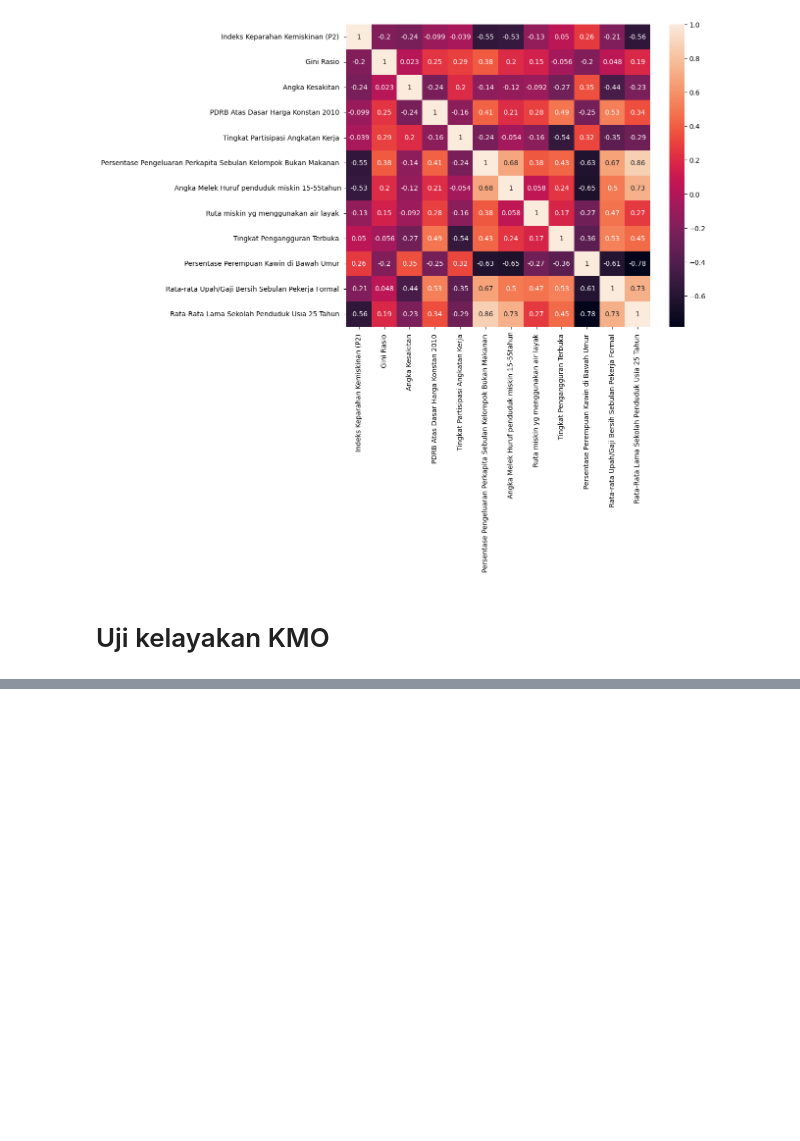
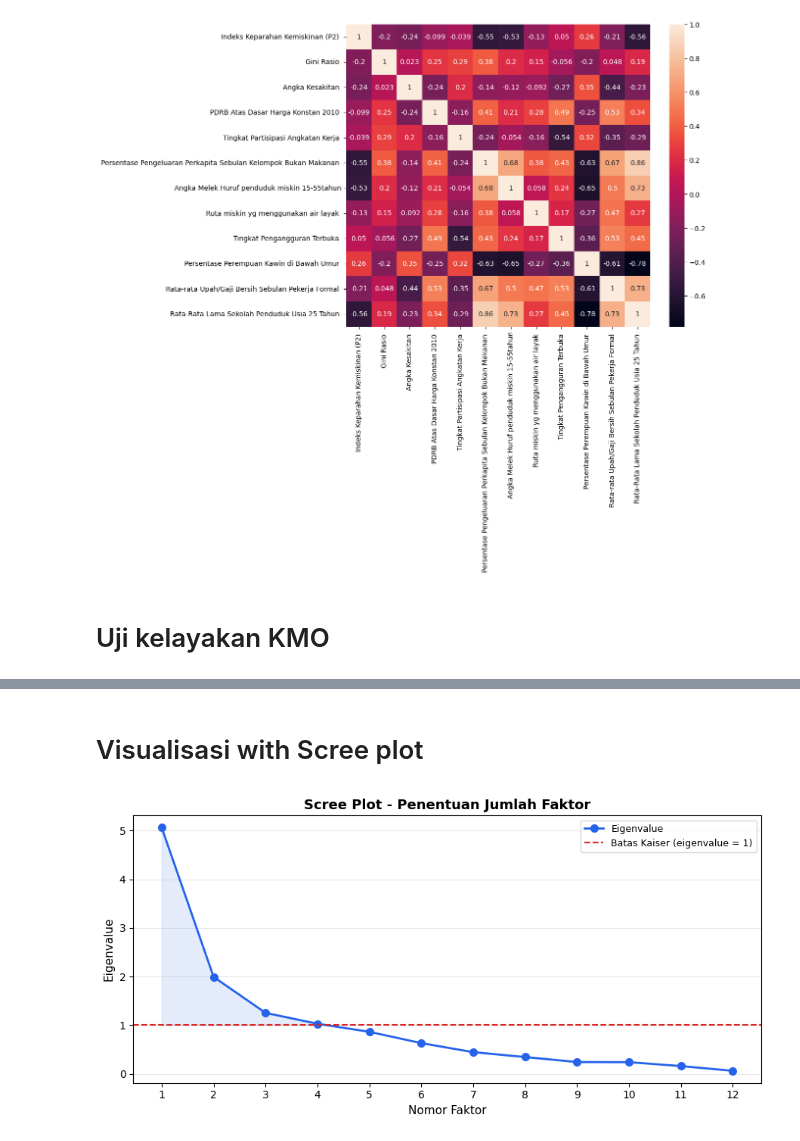
Before and after one commit to yowxy/Analysys-Factor-based-on-Study-Case, a Jupyter notebook: index.ipynb, the cells around one changed output, grey strips where cells are left out. Drawn from its saved outputs; the diff is of its cells as text; code cells hidden in the pictures; blank space fills up the shorter version.

Commit message:
feat: make an factor by eigen value and visualisation scree plot

```diff
--- a/index.ipynb
+++ b/index.ipynb
@@ -148,8 +148,10 @@ def barlet_sphericity(data_sd):
     p_val = 1 - stats.chi2.cdf(chi2, df_stat)
     return chi2, df_stat, p_val
 
-kmo_value = calculate_kmo()
-chi2_stat, df_stat, p_barlettt = calculate_bartlett_sphericity()
+X = df_scaled
+kmo_value = calculate_kmo(X)
+chi2_stat, df_stat, p_barlettt = barlet_sphericity(X)
+kmo_all, kmo_value = kmo_value
 
 print(f"KMO (Kaiser-Meyer-Olkin): {kmo_value:.4f}")
 if kmo_value >= 0.8:
@@ -164,6 +166,6 @@ else:
 print(f"\nBartlett's Test of Sphericity:")
 print(f"  Chi-Square : {chi2_stat:.4f}")
 print(f"  df         : {df_stat}")
-print(f"  p-value    : {p_bartlett:.4e}")
-print(f"  Signifikan : {'Ya (p < 0.05) - Matriks korelasi bukan identitas' if p_bartlett < 0.05 else 'Tidak'}")
+print(f"  p-value    : {p_barlettt:.4e}")
+print(f"  Signifikan : {'Ya (p < 0.05) - Matriks korelasi bukan identitas' if p_barlettt < 0.05 else 'Tidak'}")
 print("\nKesimpulan: Data LAYAK untuk analisis faktor")
@@ -169,0 +185,21 @@ print("\nKesimpulan: Data LAYAK untuk analisis faktor")
+# %%
+pca_all = PCA().fit(X)
+eigenvalues =  pca_all.explained_variance_
+var_pct = eigenvalues / eigenvalues.sum() * 100
+cum_var =  np.cumsum(var_pct)
+
+
+
+eigen_df  = pd.DataFrame({
+    'Faktor': range(1, len(eigenvalues) + 1),
+    'EigenValue ': eigenvalues.round(4),
+    'Var. Dijelaskan' : var_pct.round(3),
+    'Kumulatif (%)' :cum_var.round(3)
+})
+
+n_factor = int((eigenvalues >= 1).sum())
+print(f"Jumlah faktor yang diperoleh: {n_factor}")
+print(f"Kumulatif varian yang dijelaskan     : {cum_var[n_factor-1]:.2f}%\n")
+print("Data layak untuk analisis faktor")
+
+eigen_df
@@ -169,0 +224,17 @@ print("\nKesimpulan: Data LAYAK untuk analisis faktor")
+# %% [markdown]
+# Visualisasi with Scree plot
+# %%
+fig, ax = plt.subplots(figsize=(9, 4.5))
+ax.plot(range(1, len(eigenvalues)+1), eigenvalues, 'o-', color='#2563EB', linewidth=2, markersize=7, label='Eigenvalue')
+ax.axhline(y=1, color='#DC2626', linestyle='--', linewidth=1.5, label='Batas Kaiser (eigenvalue = 1)')
+ax.fill_between(range(1, n_factor+1), eigenvalues[:n_factor], 1, alpha=0.12, color='#2563EB')
+ax.set_xlabel('Nomor Faktor', fontsize=11)
+ax.set_ylabel('Eigenvalue', fontsize=11)
+ax.set_title('Scree Plot - Penentuan Jumlah Faktor', fontsize=13, fontweight='bold')
+ax.legend(fontsize=9)
+ax.set_xticks(range(1, len(eigenvalues)+1))
+ax.grid(axis='y', alpha=0.3)
+plt.tight_layout()
+plt.show()
+# %% [output]
+[figure, added]
```
Also changed, not shown: parts of 3 cells of this notebook.
